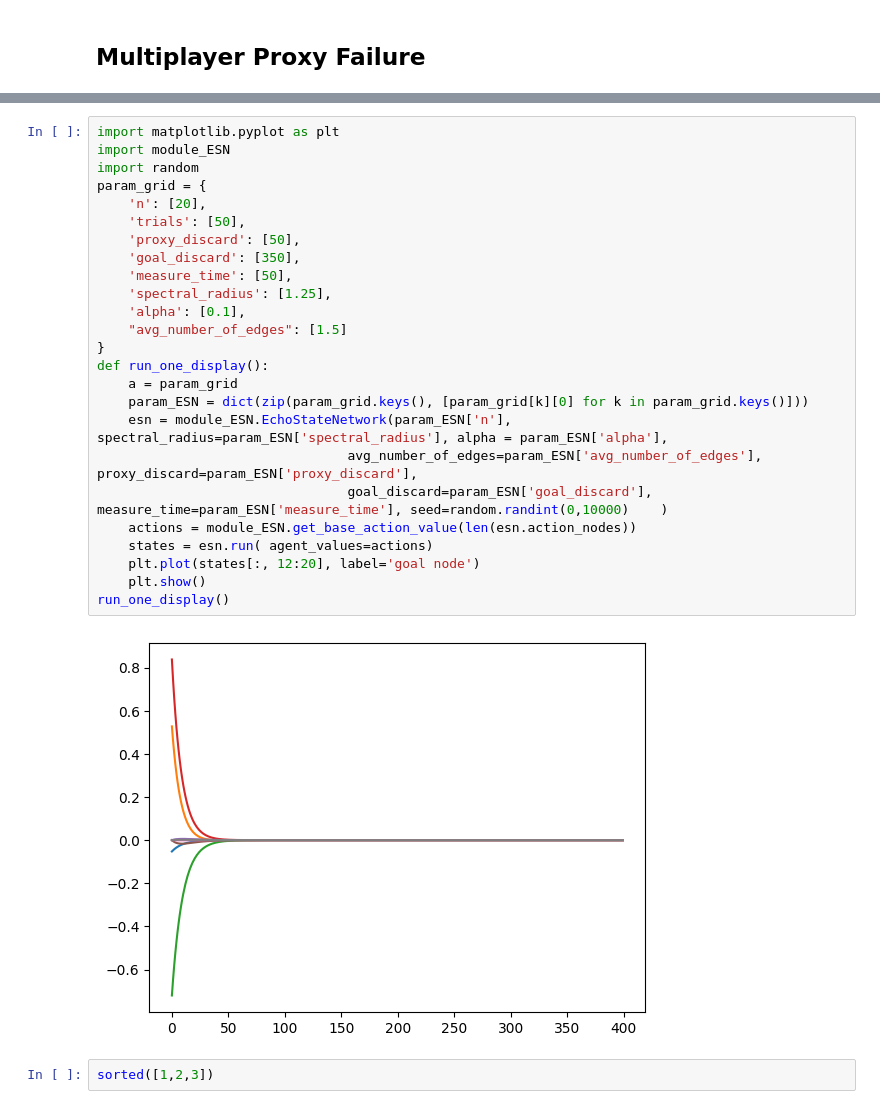
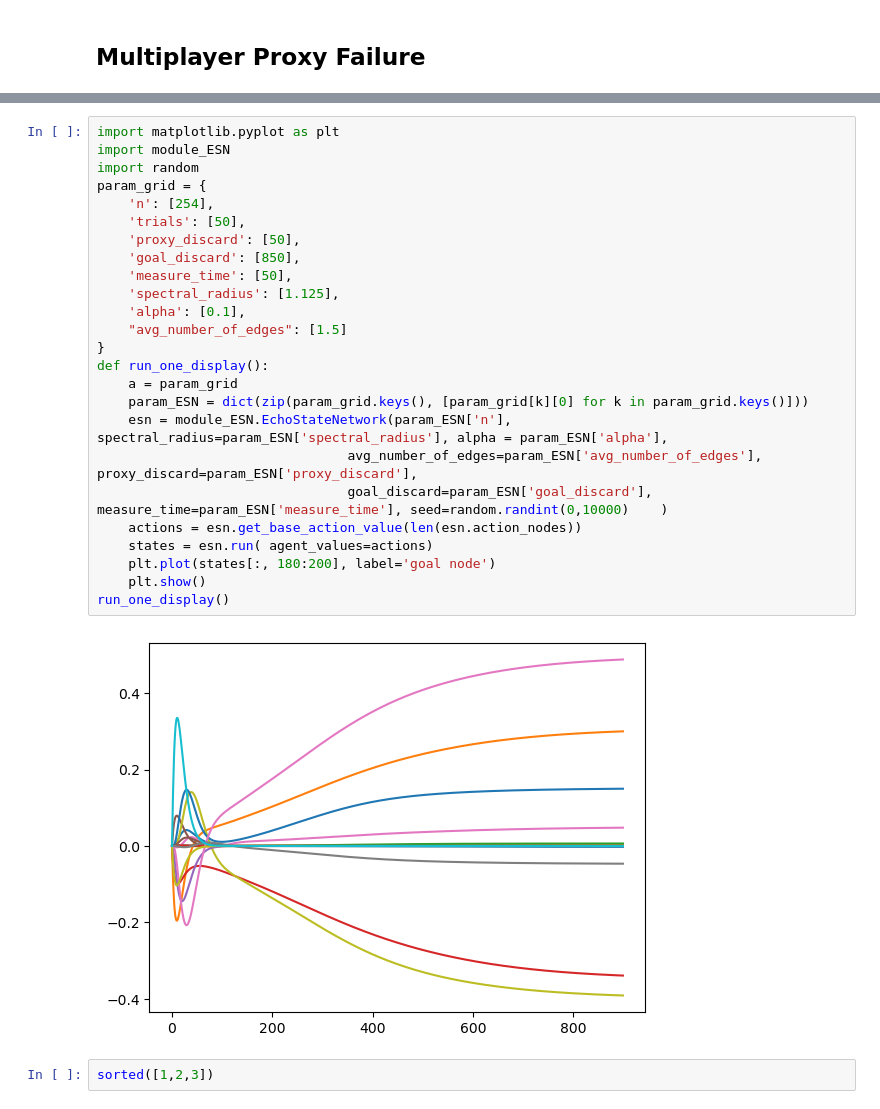
Before and after one commit to paulbanse/Proxy_General_Model, a Jupyter notebook: Clean_version/generate_data.ipynb, the cells around one changed output, grey strips where cells are left out. Saved outputs shown, nothing was run; the diff lists cells and outputs as text.

```diff
--- a/Clean_version/generate_data.ipynb
+++ b/Clean_version/generate_data.ipynb
@@ -53,30 +45,30 @@ data_file_dump_baby.csv a
 # %%
 import matplotlib.pyplot as plt
 import module_ESN
 import random
 param_grid = {
-    'n': [20],
+    'n': [254],
     'trials': [50],
     'proxy_discard': [50],
-    'goal_discard': [350],
+    'goal_discard': [850],
     'measure_time': [50],
-    'spectral_radius': [1.25],
+    'spectral_radius': [1.125],
     'alpha': [0.1],
     "avg_number_of_edges": [1.5]
 }
 def run_one_display():
     a = param_grid
     param_ESN = dict(zip(param_grid.keys(), [param_grid[k][0] for k in param_grid.keys()]))
     esn = module_ESN.EchoStateNetwork(param_ESN['n'],  spectral_radius=param_ESN['spectral_radius'], alpha = param_ESN['alpha'],
                                 avg_number_of_edges=param_ESN['avg_number_of_edges'], proxy_discard=param_ESN['proxy_discard'],
                                 goal_discard=param_ESN['goal_discard'], measure_time=param_ESN['measure_time'], seed=random.randint(0,10000)    )
-    actions = module_ESN.get_base_action_value(len(esn.action_nodes))
+    actions = esn.get_base_action_value(len(esn.action_nodes))
     states = esn.run( agent_values=actions)
-    plt.plot(states[:, 12:20], label='goal node')
+    plt.plot(states[:, 180:200], label='goal node')
     plt.show()
 run_one_display()
 # %% [output]
-[figure, old version]
+[figure, new version]
 # %%
 sorted([1,2,3])
 # %% [output]
```
Also changed, not shown: parts of 1 cell of this notebook, 4 other files.
